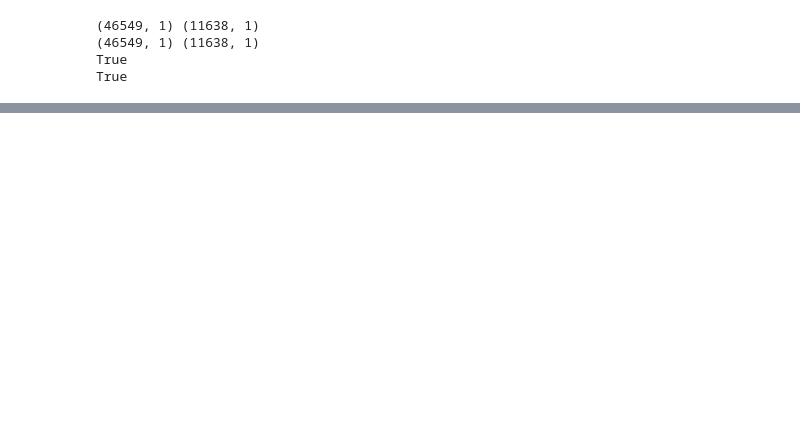
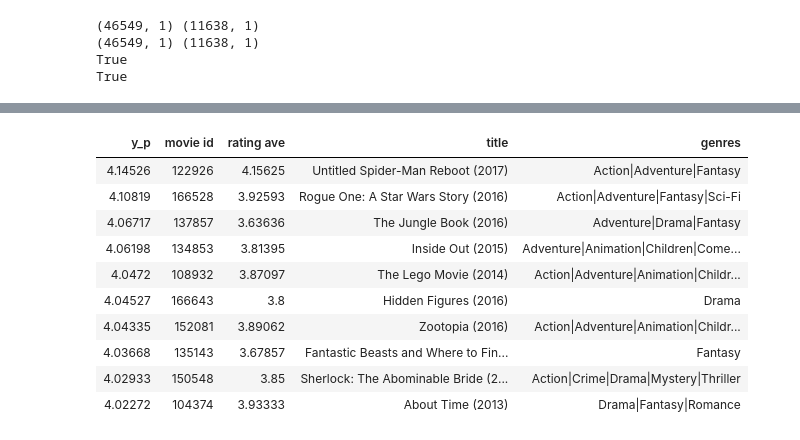
Before and after one commit to flybug/machine-learning-lab, a Jupyter notebook: recommender_system_nn.ipynb, the cells around one changed output, grey strips where cells are left out. Drawn from its saved outputs; the diff is of its cells as text; code cells hidden in the pictures; blank space fills up the shorter version.

```diff
--- a/recommender_system_nn.ipynb
+++ b/recommender_system_nn.ipynb
@@ -188,0 +310,96 @@ True
+# %%
+def gen_user_vecs(user_vec, num_items):
+    """ given a user vector return:
+        user predict maxtrix to match the size of item_vecs """
+    user_vecs = np.tile(user_vec, (num_items, 1))
+    return(user_vecs)
+def print_pred_movies(y_p, user, item, movie_dict, maxcount=10):
+    """ print results of prediction of a new user. inputs are expected to be in
+        sorted order, unscaled. """
+    count = 0
+    movies_listed = defaultdict(int)
+    disp = [["y_p", "movie id", "rating ave", "title", "genres"]]
+
+    for i in range(0, y_p.shape[0]):
+        if count == maxcount:
+            break
+        count += 1
+        movie_id = item[i, 0].astype(int)
+        if movie_id in movies_listed:
+            continue
+        movies_listed[movie_id] = 1
+        disp.append([y_p[i, 0], item[i, 0].astype(int), item[i, 2].astype(float),
+                    movie_dict[movie_id]['title'], movie_dict[movie_id]['genres']])
+
+    table = tabulate.tabulate(disp, tablefmt='html',headers="firstrow")
+    return(table)
+
+new_user_id = 5000
+new_rating_ave = 1.0
+new_action = 1.0
+new_adventure = 1
+new_animation = 1
+new_childrens = 1
+new_comedy = 5
+new_crime = 1
+new_documentary = 1
+new_drama = 1
+new_fantasy = 1
+new_horror = 1
+new_mystery = 1
+new_romance = 5
+new_scifi = 5
+new_thriller = 1
+new_rating_count = 3
+
+user_vecs = np.array([[new_user_id, new_rating_count, new_rating_ave,
+                      new_action, new_adventure, new_animation, new_childrens,
+                      new_comedy, new_crime, new_documentary,
+                      new_drama, new_fantasy, new_horror, new_mystery,
+                      new_romance, new_scifi, new_thriller]])
+
+# user_vec = torch.tensor(gen_user_vecs(user_vec, len(item_vecs)), dtype=torch.float32)
+
+def predict_uservec(user_vecs, item_vecs, model, u_s, i_s, scaler, ScalerUser, ScalerItem, scaledata=False):
+    if scaledata:
+        scaled_user_vecs = torch.tensor(standard_scaler(user_vecs[:,u_s:]), dtype=torch.float32)
+        scaled_item_vecs = torch.tensor(standard_scaler(item_vecs[:,i_s:]), dtype=torch.float32)
+        y_p = model(scaled_user_vecs, scaled_item_vecs)
+    else:
+        # 重要：把单个用户复制成和电影一样多的数量
+        user_repeat = np.tile(user_vecs[:, u_s:], (item_vecs.shape[0], 1))
+        user_tensor = torch.tensor(user_repeat, dtype=torch.float32)
+        item_tensor = torch.tensor(item_vecs[:, i_s:], dtype=torch.float32)
+
+        y_p = model(user_tensor, item_tensor)
+
+    y_pu = scaler.inverse_transform(y_p.detach().numpy())
+
+    if np.any(y_pu < 0) :
+        print("Error, expected all positive predictions")
+
+    sorted_index = np.argsort(-y_pu, axis=0).reshape(-1).tolist()
+    sorted_ypu   = y_pu[sorted_index]
+    sorted_items = item_vecs[sorted_index]
+
+    # 🔥 修复在这里！
+    sorted_user  = np.tile(user_vecs, (len(sorted_index), 1))
+
+    return (sorted_index, sorted_ypu, sorted_items, sorted_user)
+
+sorted_index, sorted_ypu, sorted_items, sorted_user = predict_uservec(user_vecs,  item_vecs, model, u_s, i_s,
+                                                                       scaler, item_train, user_train, scaledata=scaledata)
+
+print_pred_movies(sorted_ypu, sorted_user, sorted_items, movie_dict, maxcount = 10)
+# %% [output]
+| y_p | movie id | rating ave | title | genres |
+| 4.14526 | 122926 | 4.15625 | Untitled Spider-Man Reboot (2017) | Action|Adventure|Fantasy |
+| 4.10819 | 166528 | 3.92593 | Rogue One: A Star Wars Story (2016) | Action|Adventure|Fantasy|Sci-Fi |
+| 4.06717 | 137857 | 3.63636 | The Jungle Book (2016) | Adventure|Drama|Fantasy |
+| 4.06198 | 134853 | 3.81395 | Inside Out (2015) | Adventure|Animation|Children|Come... |
+| 4.0472 | 108932 | 3.87097 | The Lego Movie (2014) | Action|Adventure|Animation|Childr... |
+| 4.04527 | 166643 | 3.8 | Hidden Figures (2016) | Drama |
+| 4.04335 | 152081 | 3.89062 | Zootopia (2016) | Action|Adventure|Animation|Childr... |
+| 4.03668 | 135143 | 3.67857 | Fantastic Beasts and Where to Fin... | Fantasy |
+| 4.02933 | 150548 | 3.85 | Sherlock: The Abominable Bride (2... | Action|Crime|Drama|Mystery|Thriller |
+| 4.02272 | 104374 | 3.93333 | About Time (2013) | Drama|Fantasy|Romance |
```
Also changed, not shown: parts of 7 cells of this notebook, 1 other file.
